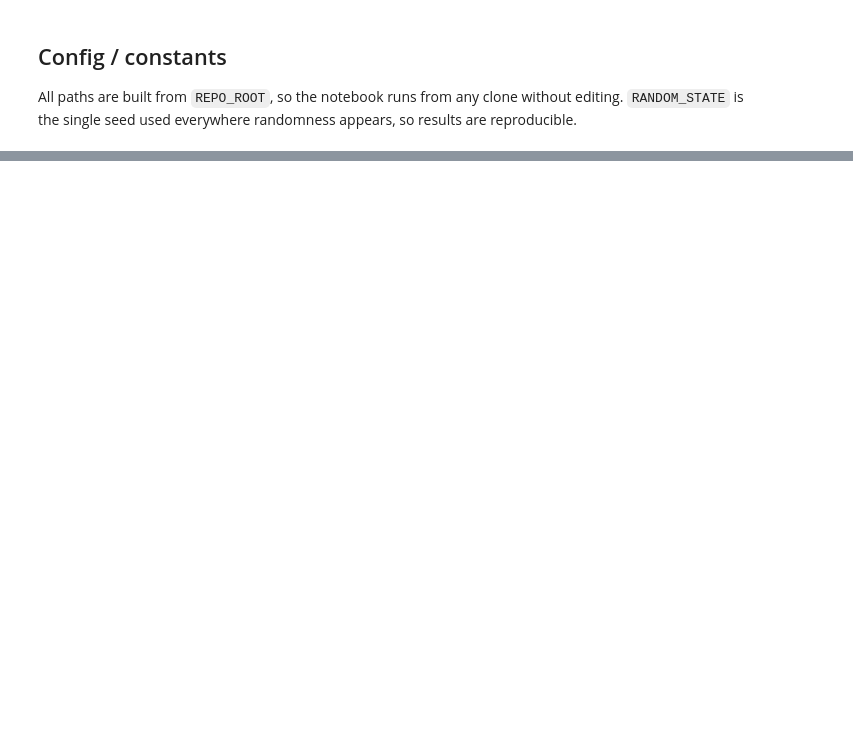
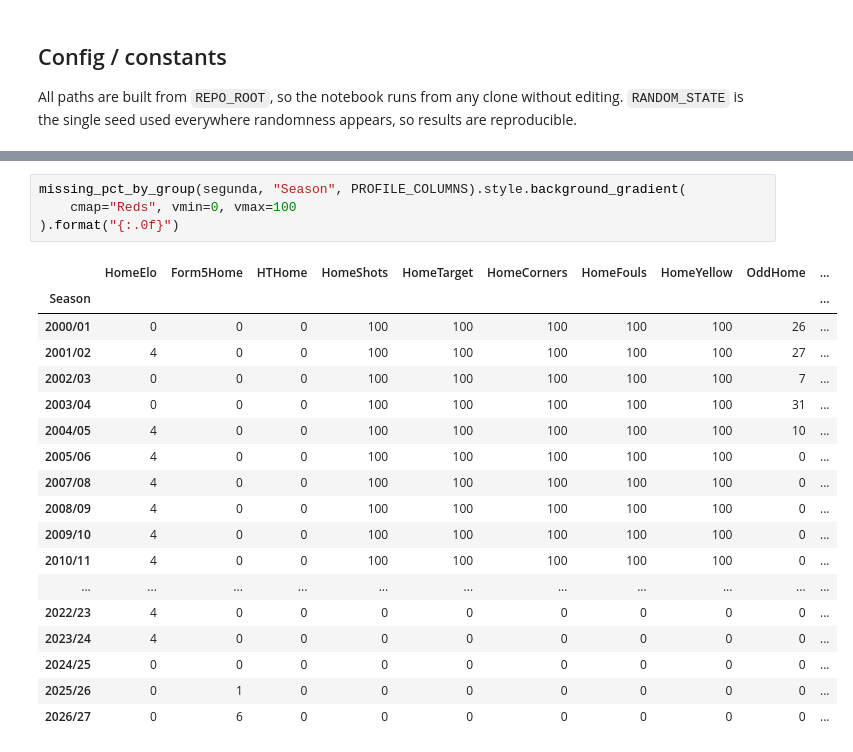
Before and after one commit to idoberk/laliga-match-prediction, a Jupyter notebook: notebooks/laliga_match_prediction.ipynb, the cells around one changed output, grey strips where cells are left out. Drawn from its saved outputs; the diff is of its cells as text; blank space fills up the shorter version.

```diff
--- a/notebooks/laliga_match_prediction.ipynb
+++ b/notebooks/laliga_match_prediction.ipynb
@@ -57,0 +337,23 @@ RANDOM_STATE = 42
+# %%
+missing_pct_by_group(segunda, "Season", PROFILE_COLUMNS).style.background_gradient(
+    cmap="Reds", vmin=0, vmax=100
+).format("{:.0f}")
+# %% [output]
+|  | HomeElo | Form5Home | HTHome | HomeShots | HomeTarget | HomeCorners | HomeFouls | HomeYellow | OddHome | ... |
+| Season |  |  |  |  |  |  |  |  |  | ... |
+| 2000/01 | 0 | 0 | 0 | 100 | 100 | 100 | 100 | 100 | 26 | ... |
+| 2001/02 | 4 | 0 | 0 | 100 | 100 | 100 | 100 | 100 | 27 | ... |
+| 2002/03 | 0 | 0 | 0 | 100 | 100 | 100 | 100 | 100 | 7 | ... |
+| 2003/04 | 0 | 0 | 0 | 100 | 100 | 100 | 100 | 100 | 31 | ... |
+| 2004/05 | 4 | 0 | 0 | 100 | 100 | 100 | 100 | 100 | 10 | ... |
+| 2005/06 | 4 | 0 | 0 | 100 | 100 | 100 | 100 | 100 | 0 | ... |
+| 2007/08 | 4 | 0 | 0 | 100 | 100 | 100 | 100 | 100 | 0 | ... |
+| 2008/09 | 4 | 0 | 0 | 100 | 100 | 100 | 100 | 100 | 0 | ... |
+| 2009/10 | 4 | 0 | 0 | 100 | 100 | 100 | 100 | 100 | 0 | ... |
+| 2010/11 | 4 | 0 | 0 | 100 | 100 | 100 | 100 | 100 | 0 | ... |
+| ... | ... | ... | ... | ... | ... | ... | ... | ... | ... | ... |
+| 2022/23 | 4 | 0 | 0 | 0 | 0 | 0 | 0 | 0 | 0 | ... |
+| 2023/24 | 4 | 0 | 0 | 0 | 0 | 0 | 0 | 0 | 0 | ... |
+| 2024/25 | 0 | 0 | 0 | 0 | 0 | 0 | 0 | 0 | 0 | ... |
+| 2025/26 | 0 | 1 | 0 | 0 | 0 | 0 | 0 | 0 | 0 | ... |
+| 2026/27 | 0 | 6 | 0 | 0 | 0 | 0 | 0 | 0 | 0 | ... |
```
Also changed, not shown: parts of 24 cells of this notebook, 1 other file.
